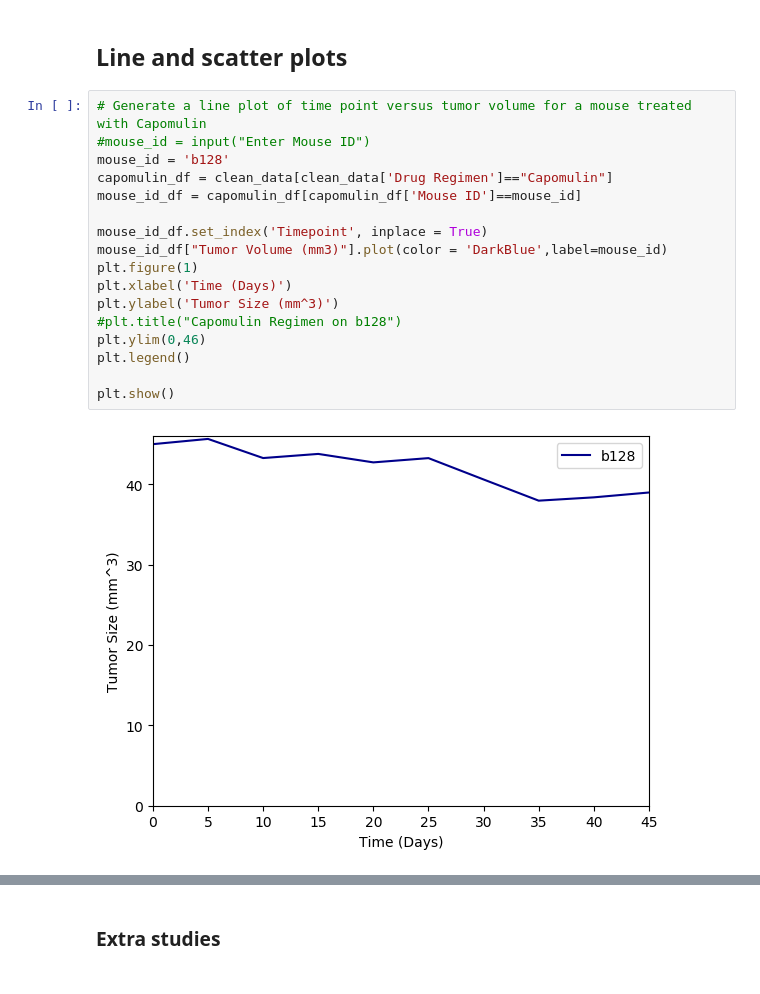
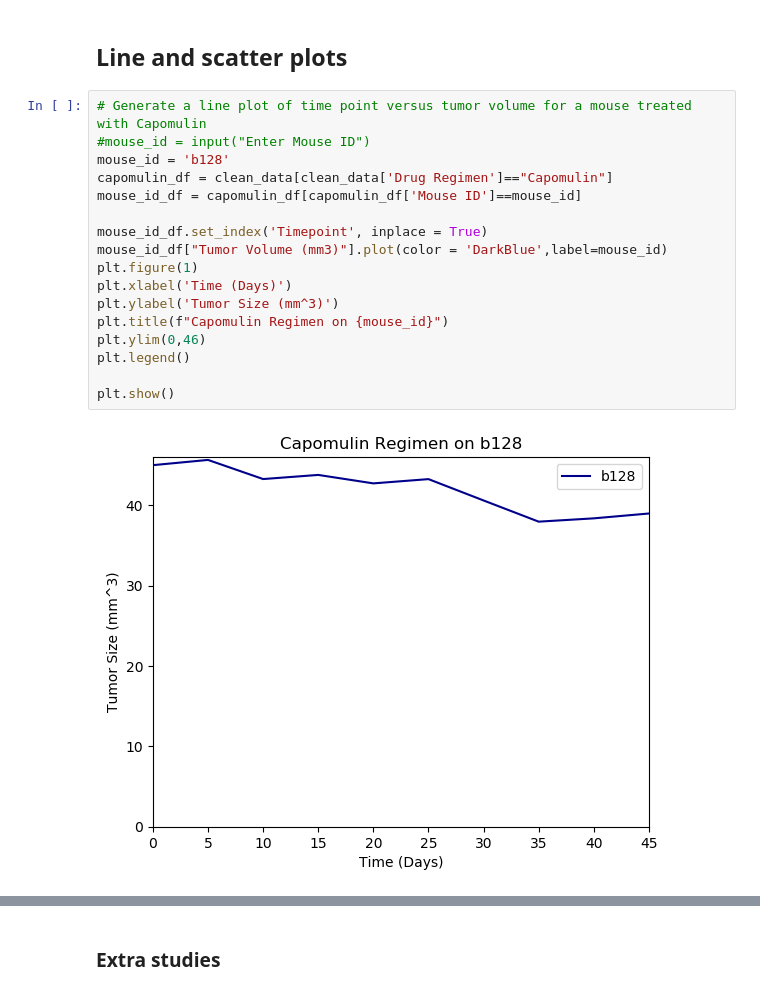
Before and after one commit to 87danielbradley/Matplotlib, a Jupyter notebook: pymaceuticals.ipynb, the cells around one changed output, grey strips where cells are left out. Cells and saved outputs as stored; diff of their text form.

```diff
--- a/pymaceuticals.ipynb
+++ b/pymaceuticals.ipynb
@@ -373,22 +373,22 @@ placebo=output[output.index=='Placebo']
 # %%
 # Generate a line plot of time point versus tumor volume for a mouse treated with Capomulin
 #mouse_id = input("Enter Mouse ID")
 mouse_id = 'b128'
 capomulin_df = clean_data[clean_data['Drug Regimen']=="Capomulin"]
 mouse_id_df = capomulin_df[capomulin_df['Mouse ID']==mouse_id]
 
 mouse_id_df.set_index('Timepoint', inplace = True)
 mouse_id_df["Tumor Volume (mm3)"].plot(color = 'DarkBlue',label=mouse_id)
 plt.figure(1)
 plt.xlabel('Time (Days)')
 plt.ylabel('Tumor Size (mm^3)')
-#plt.title("Capomulin Regimen on b128")
+plt.title(f"Capomulin Regimen on {mouse_id}")
 plt.ylim(0,46)
 plt.legend()
 
 plt.show()
 # %% [output]
-[figure, old version]
+[figure, new version]
 # %%
 # Generate a scatter plot of mouse weight versus average tumor volume for the Capomulin regimen
 
```
Also changed, not shown: parts of 6 cells of this notebook.
